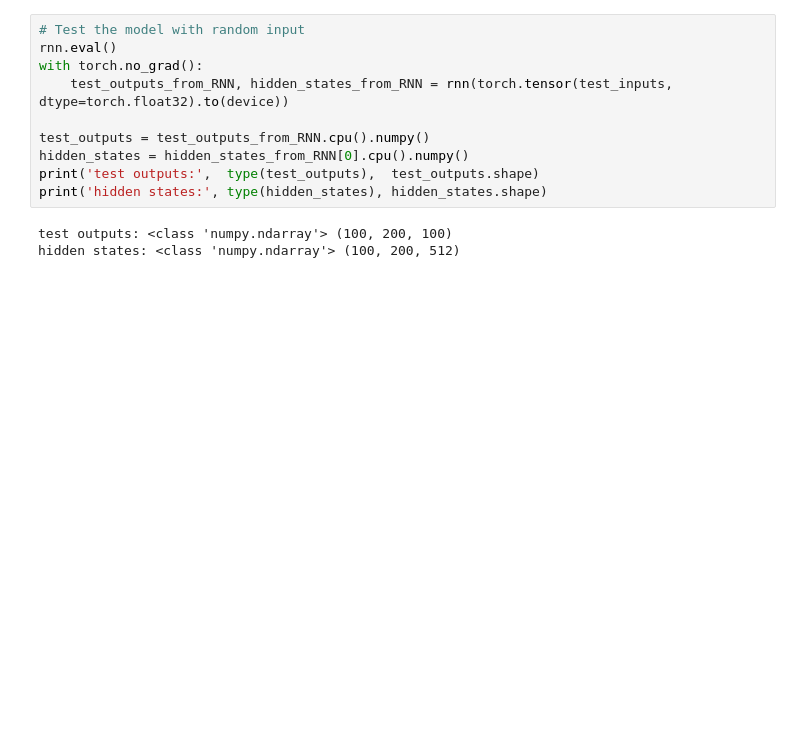
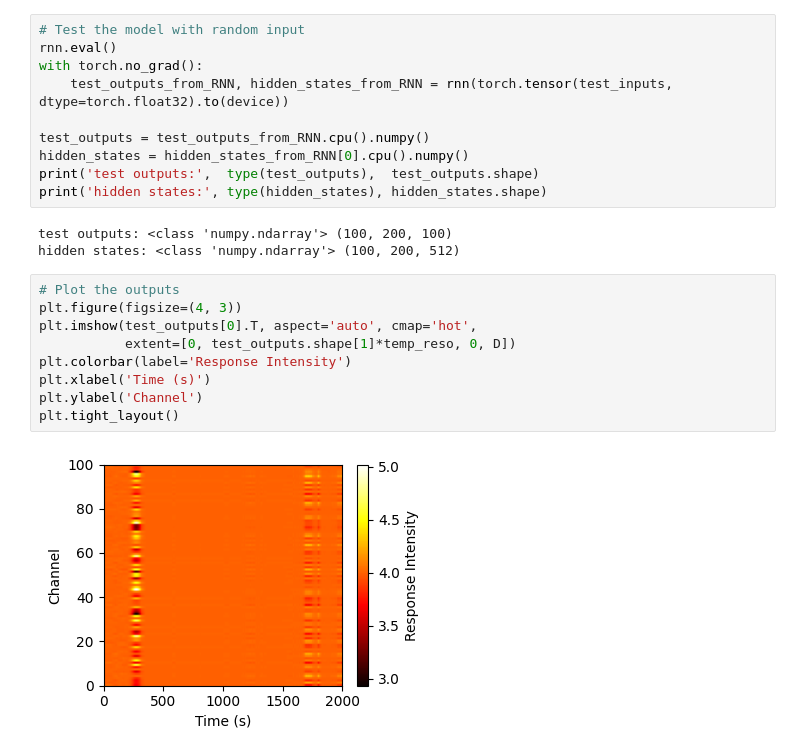
Before and after one commit to qrsyu/STCell, a Jupyter notebook: code/time_exp/test_model.ipynb, the cells around one changed output. Saved outputs shown, nothing was run; the diff lists cells and outputs as text; blank space fills up the shorter version.

```diff
--- a/code/time_exp/test_model.ipynb
+++ b/code/time_exp/test_model.ipynb
@@ -222,6 +223,17 @@ print('hidden states:', type(hidden_states), hidden_states.shape)
 # %% [output]
 test outputs: <class 'numpy.ndarray'> (100, 200, 100)
 hidden states: <class 'numpy.ndarray'> (100, 200, 512)
+# %%
+# Plot the outputs
+plt.figure(figsize=(4, 3))
+plt.imshow(test_outputs[0].T, aspect='auto', cmap='hot',
+           extent=[0, test_outputs.shape[1]*temp_reso, 0, D])
+plt.colorbar(label='Response Intensity')
+plt.xlabel('Time (s)')
+plt.ylabel('Channel')
+plt.tight_layout()
+# %% [output]
+[figure, added]
 # %%
 fig, ax = plt.subplots(6, 3, figsize=(7, 4), sharex=True, sharey=True)
 # Randomly sample a few channels to plots
```
Also changed, not shown: parts of 8 cells of this notebook, 3 other files.
